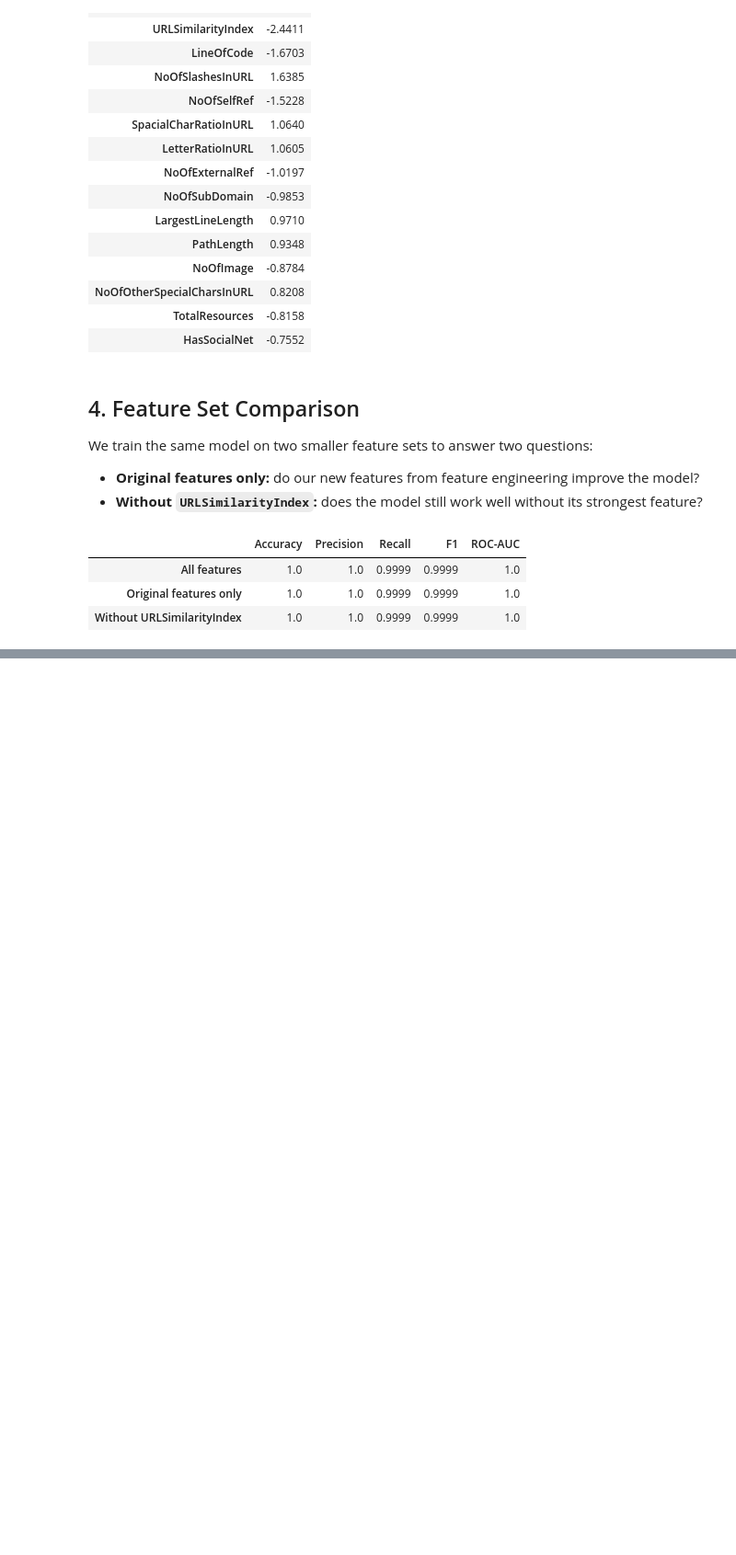
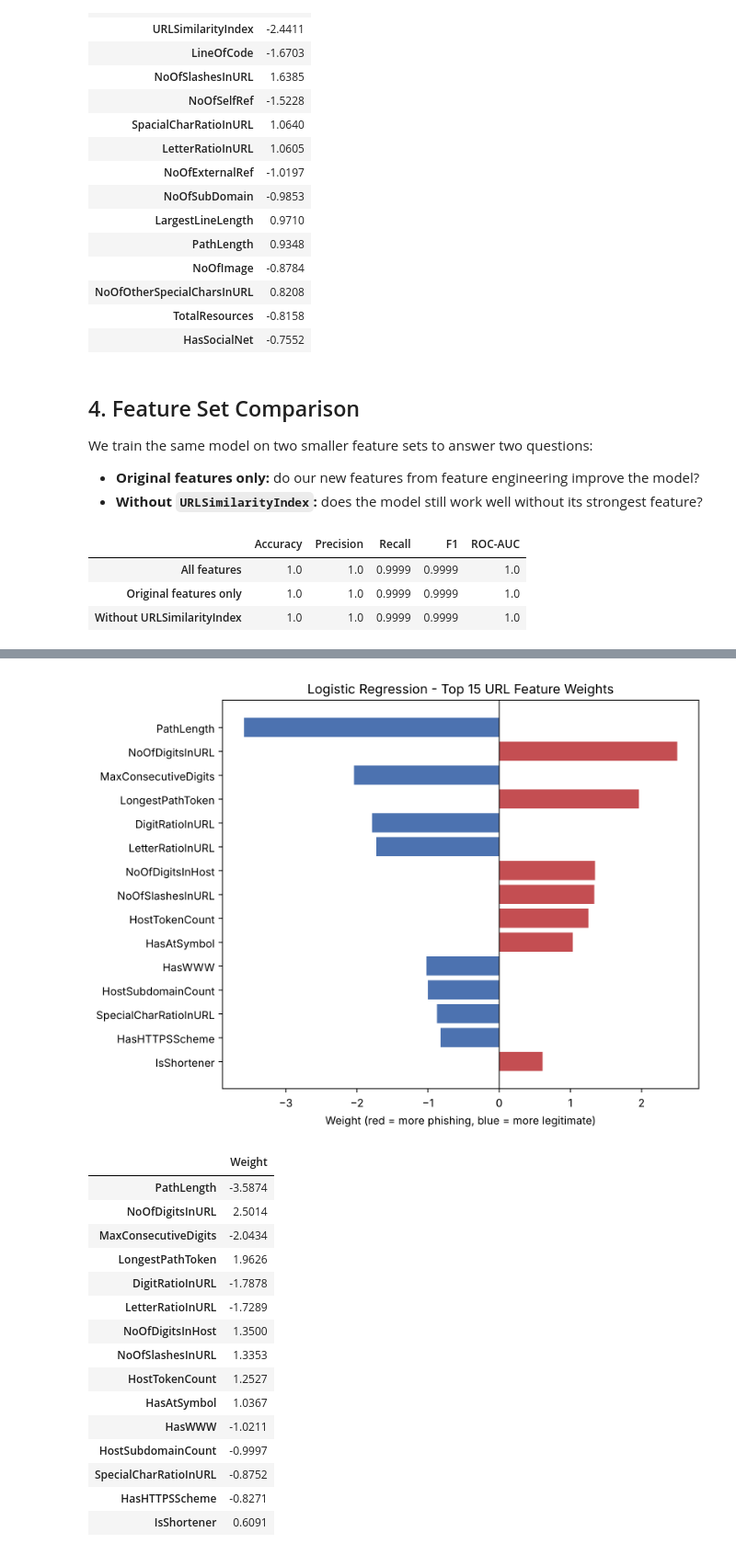
Before and after one commit to imansharinda-ux/DetectIt-ml, a Jupyter notebook: notebooks/07_logistic_regression.ipynb, the cells around one changed output, grey strips where cells are left out. Shown at 92% size. Cells and saved outputs as stored; diff of their text form; code cells hidden in the pictures; blank space fills up the shorter version.

```diff
--- a/notebooks/07_logistic_regression.ipynb
+++ b/notebooks/07_logistic_regression.ipynb
@@ -175,0 +377,36 @@ pd.DataFrame(feature_results).T.round(4)
+# %%
+url_weights_table = pd.Series(url_model[-1].coef_[0], index=X_url_train.columns)
+top_url_features = url_weights_table.reindex(url_weights_table.abs().sort_values(ascending=False).index).head(15)
+colors = ["#C44E52" if w > 0 else "#4C72B0" for w in top_url_features.values[::-1]]
+
+fig, ax = plt.subplots(figsize=(8, 6))
+ax.barh(top_url_features.index[::-1], top_url_features.values[::-1], color=colors)
+ax.axvline(0, color="black", linewidth=0.8)
+ax.set_title(f"{MODEL_NAME} - Top 15 URL Feature Weights")
+ax.set_xlabel("Weight (red = more phishing, blue = more legitimate)")
+fig.tight_layout()
+
+save_dir = Path("../results/feature_importance")
+save_dir.mkdir(parents=True, exist_ok=True)
+fig.savefig(save_dir / "logistic_regression_url_feature_importance.png", dpi=300)
+plt.show()
+
+top_url_features.round(4).to_frame("Weight")
+# %% [output]
+[figure, added]
+|  | Weight |
+| PathLength | -3.5874 |
+| NoOfDigitsInURL | 2.5014 |
+| MaxConsecutiveDigits | -2.0434 |
+| LongestPathToken | 1.9626 |
+| DigitRatioInURL | -1.7878 |
+| LetterRatioInURL | -1.7289 |
+| NoOfDigitsInHost | 1.3500 |
+| NoOfSlashesInURL | 1.3353 |
+| HostTokenCount | 1.2527 |
+| HasAtSymbol | 1.0367 |
+| HasWWW | -1.0211 |
+| HostSubdomainCount | -0.9997 |
+| SpecialCharRatioInURL | -0.8752 |
+| HasHTTPSScheme | -0.8271 |
+| IsShortener | 0.6091 |
```
Also changed, not shown: parts of 25 cells of this notebook, 7 other files.
